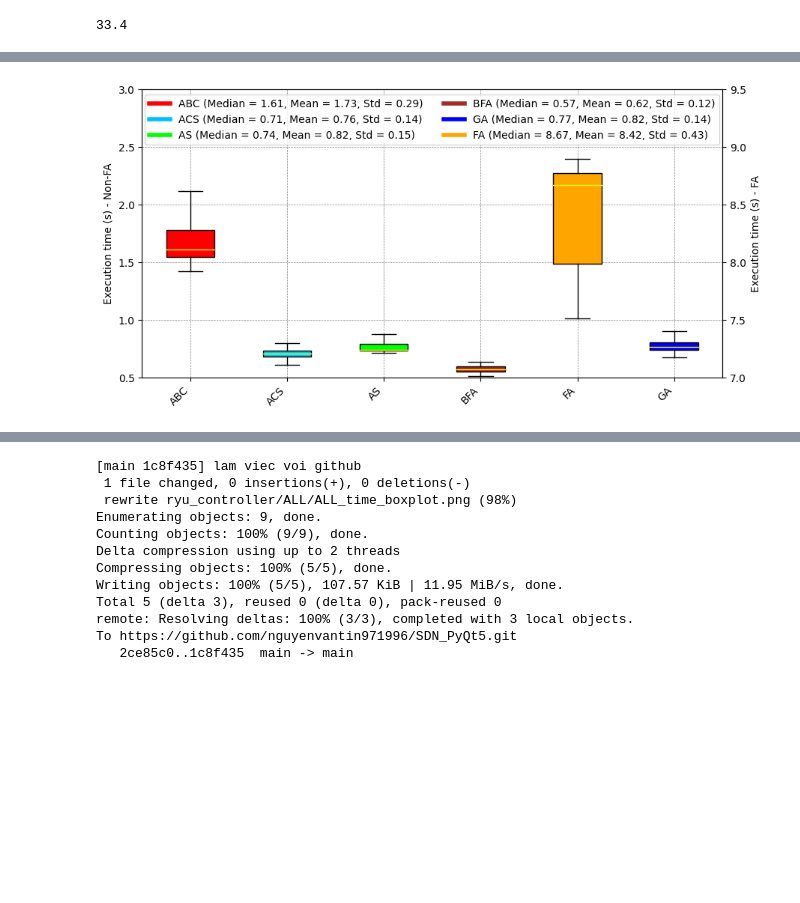
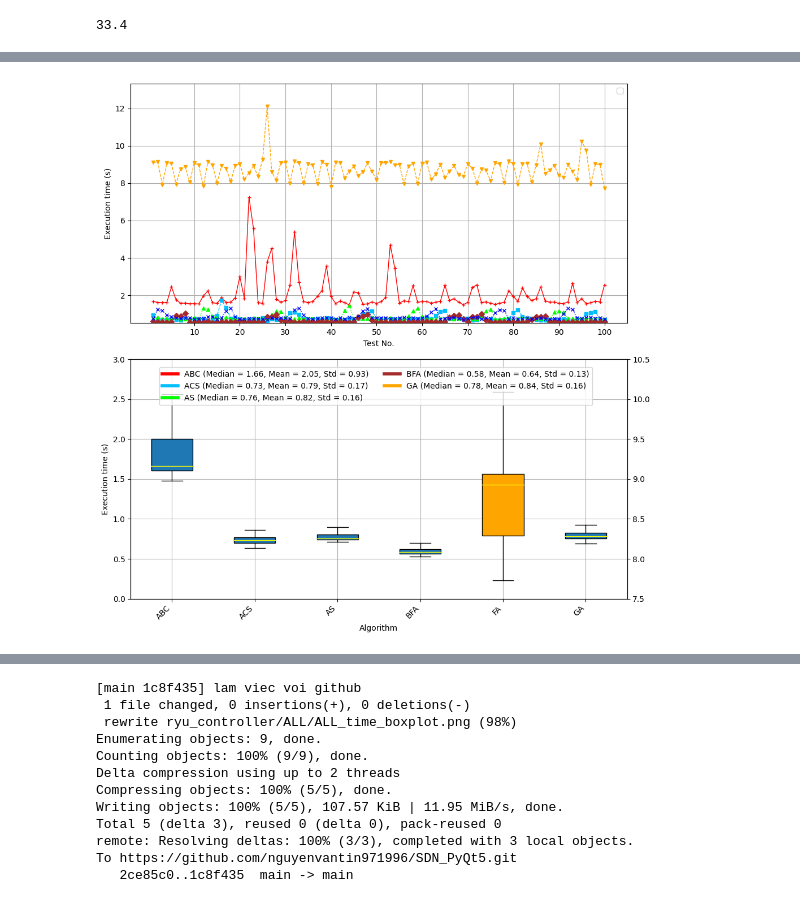
Before and after one commit to nguyenvantin971996/SDN_PyQt5, a Jupyter notebook: ryu_controller/ALL.ipynb, the cells around one changed output, grey strips where cells are left out. Drawn from its saved outputs; the diff is of its cells as text; code cells hidden in the pictures; blank space fills up the shorter version.

```diff
--- a/ryu_controller/ALL.ipynb
+++ b/ryu_controller/ALL.ipynb
@@ -272,5 +298,5 @@ plt.show()
 # %%
-fig, ax1 = plt.subplots(figsize=(10, 5))
+metrics = ["ABC", "ACS", "AS", "BFA", "FA", "GA"]
 data = {
     "ABC": time_1,
     "ACS": time_2,
@@ -286,6 +312,9 @@ statistics = {key: {
     'min': round(np.min(value), 2),
     'max': round(np.max(value), 2)
 } for key, value in data.items()}
+colors = ['red', 'deepskyblue', 'lime', 'brown', 'orange', 'blue']
+linestyles = ['solid', 'dashed', 'dotted', 'solid', 'dashed', 'dotted']
+markers = ['+', 's', '^', 'D', 'v', 'x']
 data_for_boxplot = [value for key, value in data.items() if key != "FA"]
 data_for_boxplot_fa = [data["FA"]]
 labels = [key for key in data.keys() if key != "FA"]
@@ -293,36 +322,53 @@ labels_fa = ["FA"]
 box_width = 0.5
 positions = np.arange(1, len(labels) + 2)
 positions = np.delete(positions, -2)
-box1 = ax1.boxplot(data_for_boxplot, patch_artist=True, vert=True, showfliers=False,
+
+fig, axs = plt.subplots(2, 1, figsize=(10, 10))
+
+ax1 = axs[0]
+xticks = (np.arange(10) + 1) * 10
+ax1.set_xticks(xticks, minor=False)
+ax1.set_ylim(0.95 * min(time_1 + time_2 + time_3 + time_4 + time_5 + time_6), 1.1 * max(time_1 + time_2 + time_3 + time_4 + time_5 + time_6))
+
+for i, metric in enumerate(metrics):
+    ax1.plot(
+        range(1, len(data[metric]) + 1), data[metric],
+        linewidth=1, color=colors[i], linestyle=linestyles[i], marker=markers[i], markersize=5
+    )
+ax1.set_xlabel("Test No.")
+ax1.set_ylabel("Execution time (s)")
+ax1.legend(loc="upper right", ncol=2)
+ax1.grid()
+
+ax2 = axs[1]
+box2 = ax2.boxplot(data_for_boxplot, patch_artist=True, vert=True, showfliers=False,
                    medianprops=dict(color='yellow', linewidth=1), positions=positions, widths=box_width)
-ax1.set_xticklabels(labels, rotation=45, ha="right")
-ax1.set_ylim(0.5, 3)
-colors = ['red', 'deepskyblue', 'lime', 'brown', 'blue']
-for patch, color in zip(box1['boxes'], colors):
+ax2.set_xticklabels(labels, rotation=45, ha="right")
+ax2.set_ylim(0, 3)
+for patch, color in zip(box['boxes'], colors):
     patch.set_facecolor(color)
-ax2 = ax1.twinx()
+ax2.set_xlabel("Algorithm")
+ax2.set_ylabel("Execution time (s)")
+ax2.grid()
+
+ax3 = ax2.twinx()
 fa_position = [len(labels)]
-box2 = ax2.boxplot(data_for_boxplot_fa, patch_artist=True, vert=True, showfliers=False,
+box2 = ax3.boxplot(data_for_boxplot_fa, patch_artist=True, vert=True, showfliers=False,
                    medianprops=dict(color='yellow', linewidth=1), positions=fa_position, widths=box_width)
-ax2.set_ylim(7, 9.5)
-ax2.set_xticks(np.concatenate([positions, fa_position]))
-ax2.set_xticklabels(labels + labels_fa, rotation=45, ha="right")
+ax3.set_ylim(7.5, 10.5)
+ax3.set_xticks(np.concatenate([positions, fa_position]))
+ax3.set_xticklabels(labels + labels_fa, rotation=45, ha="right")
 colors_fa = ['orange']
 for patch, color in zip(box2['boxes'], colors_fa):
     patch.set_facecolor(color)
+
+handles = [plt.Line2D([0], [0], color=color, lw=4) for color in colors]
 legend_labels = [
     f"{labels[i]} (Median = {statistics[labels[i]]['median']}, Mean = {statistics[labels[i]]['mean']}, Std = {statistics[labels[i]]['std']})"
     for i in range(len(labels))
 ]
-legend_labels.append(
-    f"FA (Median = {statistics['FA']['median']}, Mean = {statistics['FA']['mean']}, Std = {statistics['FA']['std']})"
-)
-handles = [plt.Line2D([0], [0], color=color, lw=4) for color in colors + colors_fa]
-ax1.legend(handles, legend_labels, loc="upper center", ncol=2)
-ax1.grid(True, linestyle='--', which='both', color='gray', linewidth=0.5)
-plt.xlabel("Algorithm")
-ax1.set_ylabel("Execution time (s) - Non-FA")
-ax2.set_ylabel("Execution time (s) - FA")
-plt.savefig("ALL/ALL_time_boxplot.png", dpi=200, bbox_inches='tight')
+fig.legend(handles, legend_labels, loc="center", bbox_to_anchor=(0.5, 0.45), ncol=2)
+plt.tight_layout()
+plt.savefig("ALL/ALL_time.png", dpi=200, bbox_inches='tight')
 plt.show()
 # %% [output]
@@ -329 +376 @@ plt.show()
-[figure, old version]
+[figure, new version]
```
Also changed, not shown: parts of 7 cells of this notebook.
